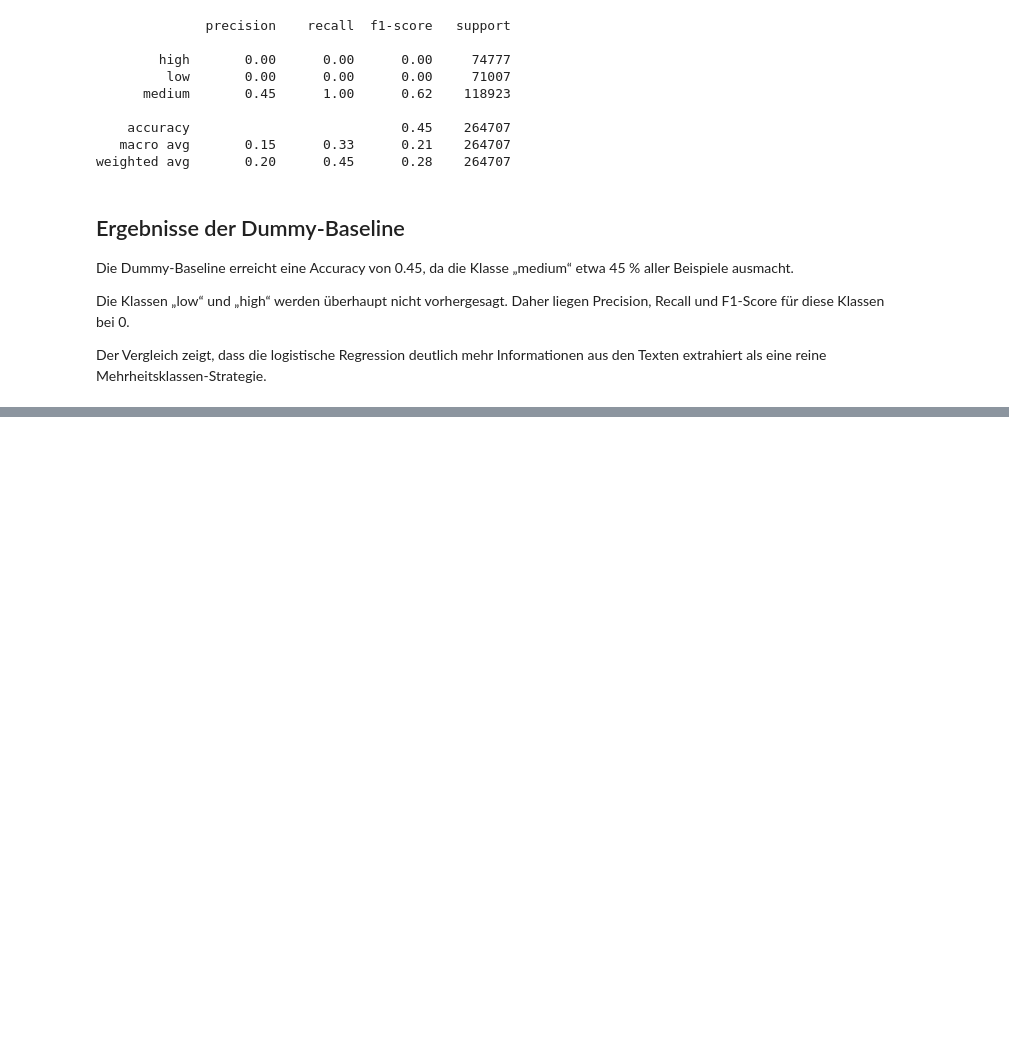
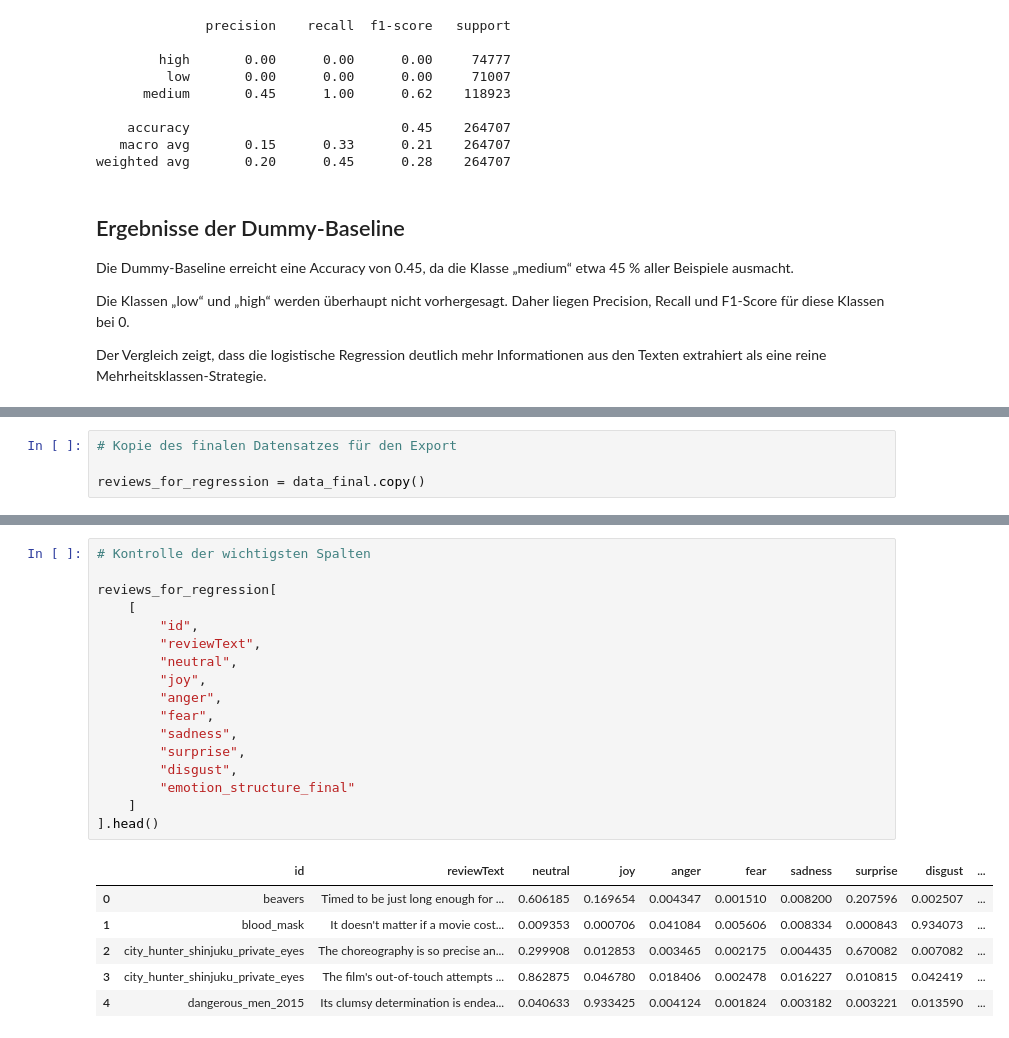
Before and after one commit to nourabdelmooty/SEP-Project-, a Jupyter notebook: notebooks/02_classification_emotion_intensity_updated.ipynb, the cells around one changed output, grey strips where cells are left out. Cells and saved outputs as stored; diff of their text form; blank space fills up the shorter version.

```diff
--- a/notebooks/02_classification_emotion_intensity_updated.ipynb
+++ b/notebooks/02_classification_emotion_intensity_updated.ipynb
@@ -3033,0 +3437,4 @@ Das finale Modell erreicht eine Accuracy von 65 % und einen Macro-F1-Wert von 0.
+# %%
+# Kopie des finalen Datensatzes für den Export
+
+reviews_for_regression = data_final.copy()
@@ -3033,0 +3451,24 @@ Das finale Modell erreicht eine Accuracy von 65 % und einen Macro-F1-Wert von 0.
+# %%
+# Kontrolle der wichtigsten Spalten
+
+reviews_for_regression[
+    [
+        "id",
+        "reviewText",
+        "neutral",
+        "joy",
+        "anger",
+        "fear",
+        "sadness",
+        "surprise",
+        "disgust",
+        "emotion_structure_final"
+    ]
+].head()
+# %% [output]
+|  | id | reviewText | neutral | joy | anger | fear | sadness | surprise | disgust | ... |
+| 0 | beavers | Timed to be just long enough for ... | 0.606185 | 0.169654 | 0.004347 | 0.001510 | 0.008200 | 0.207596 | 0.002507 | ... |
+| 1 | blood_mask | It doesn't matter if a movie cost... | 0.009353 | 0.000706 | 0.041084 | 0.005606 | 0.008334 | 0.000843 | 0.934073 | ... |
+| 2 | city_hunter_shinjuku_private_eyes | The choreography is so precise an... | 0.299908 | 0.012853 | 0.003465 | 0.002175 | 0.004435 | 0.670082 | 0.007082 | ... |
+| 3 | city_hunter_shinjuku_private_eyes | The film's out-of-touch attempts ... | 0.862875 | 0.046780 | 0.018406 | 0.002478 | 0.016227 | 0.010815 | 0.042419 | ... |
+| 4 | dangerous_men_2015 | Its clumsy determination is endea... | 0.040633 | 0.933425 | 0.004124 | 0.001824 | 0.003182 | 0.003221 | 0.013590 | ... |
```
Also changed, not shown: parts of 36 cells of this notebook, 5 other files.
